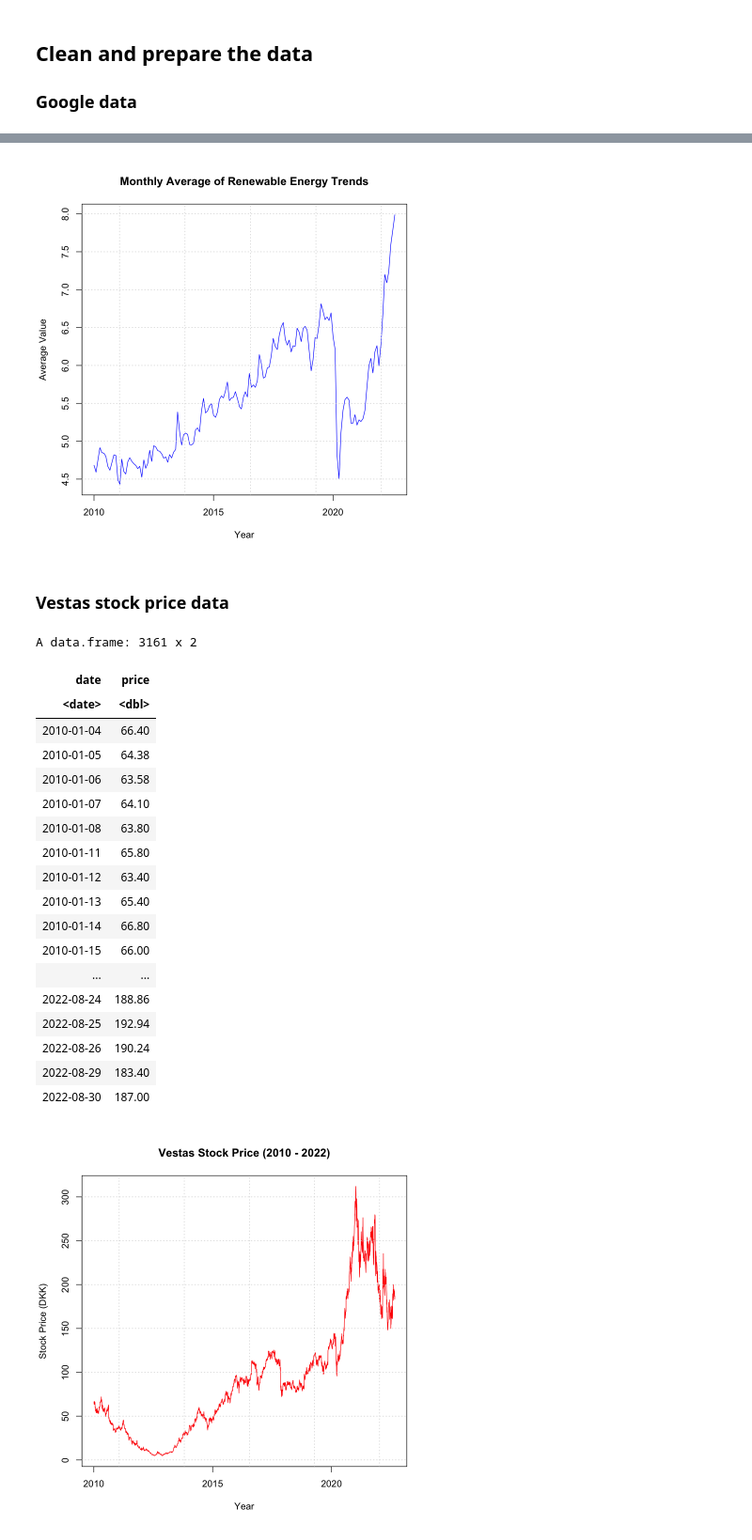
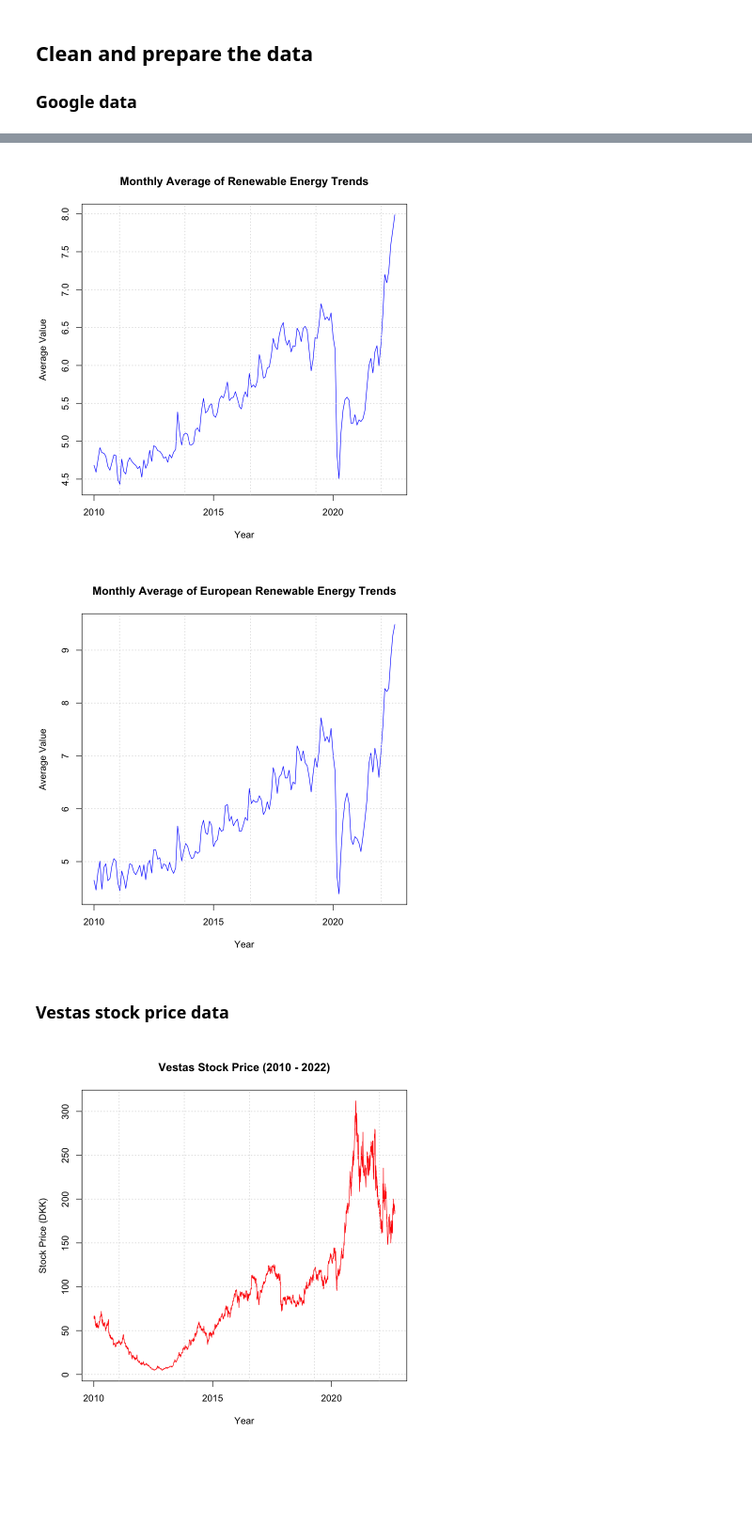
Before and after one commit to haakolso/Empirisk, a Jupyter notebook: Empirisk_project.ipynb, the cells around one changed output, grey strips where cells are left out. Shown at 94% size. Cells and saved outputs as stored; diff of their text form; code cells hidden in the pictures; blank space fills up the shorter version.

```diff
--- a/Empirisk_project.ipynb
+++ b/Empirisk_project.ipynb
@@ -101,11 +95,18 @@ ERROR: Error in aggregate.data.frame(lhs, mf[-1L], FUN = FUN, ...): no rows to a
 # %%
 par(bg = "white")
 plot(google_monthly_avg$date, google_monthly_avg$value, type = "l", col = "blue",
      xlab = "Year", ylab = "Average Value", main = "Monthly Average of Renewable Energy Trends")
 # Add grid for better readability
 grid()
+
+par(bg = "white")
+plot(google_data_european_monthly_avg$date, google_data_european_monthly_avg$value, type = "l", col = "blue",
+     xlab = "Year", ylab = "Average Value", main = "Monthly Average of European Renewable Energy Trends")
+# Add grid for better readability
+grid()
 # %% [output]
 [figure]
+[figure, added]
 # %% [markdown]
 ### Vestas stock price data
 # %%
@@ -114,29 +115,7 @@ grid()
 colnames(vestas_df)[2] <- "price"
 vestas_df$date <- as.Date(vestas_df$date)
 
-
-
-vestas_df
+#vestas_df
-# %% [output]
-A data.frame: 3161 x 2
-| date | price |
-| <date> | <dbl> |
-| 2010-01-04 | 66.40 |
-| 2010-01-05 | 64.38 |
-| 2010-01-06 | 63.58 |
-| 2010-01-07 | 64.10 |
-| 2010-01-08 | 63.80 |
-| 2010-01-11 | 65.80 |
-| 2010-01-12 | 63.40 |
-| 2010-01-13 | 65.40 |
-| 2010-01-14 | 66.80 |
-| 2010-01-15 | 66.00 |
-| ... | ... |
-| 2022-08-24 | 188.86 |
-| 2022-08-25 | 192.94 |
-| 2022-08-26 | 190.24 |
-| 2022-08-29 | 183.40 |
-| 2022-08-30 | 187.00 |
 # %%
 
 # Plot Vestas stock price over time
```
Also changed, not shown: parts of 7 cells of this notebook.
